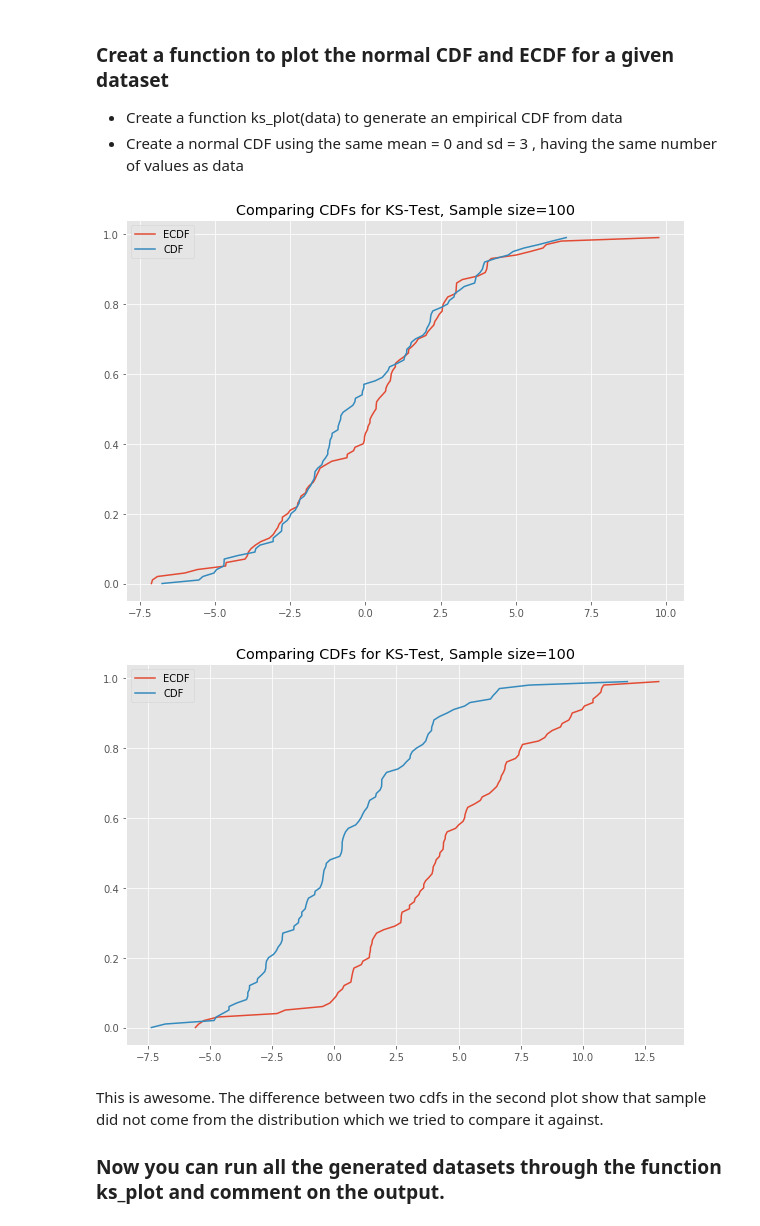
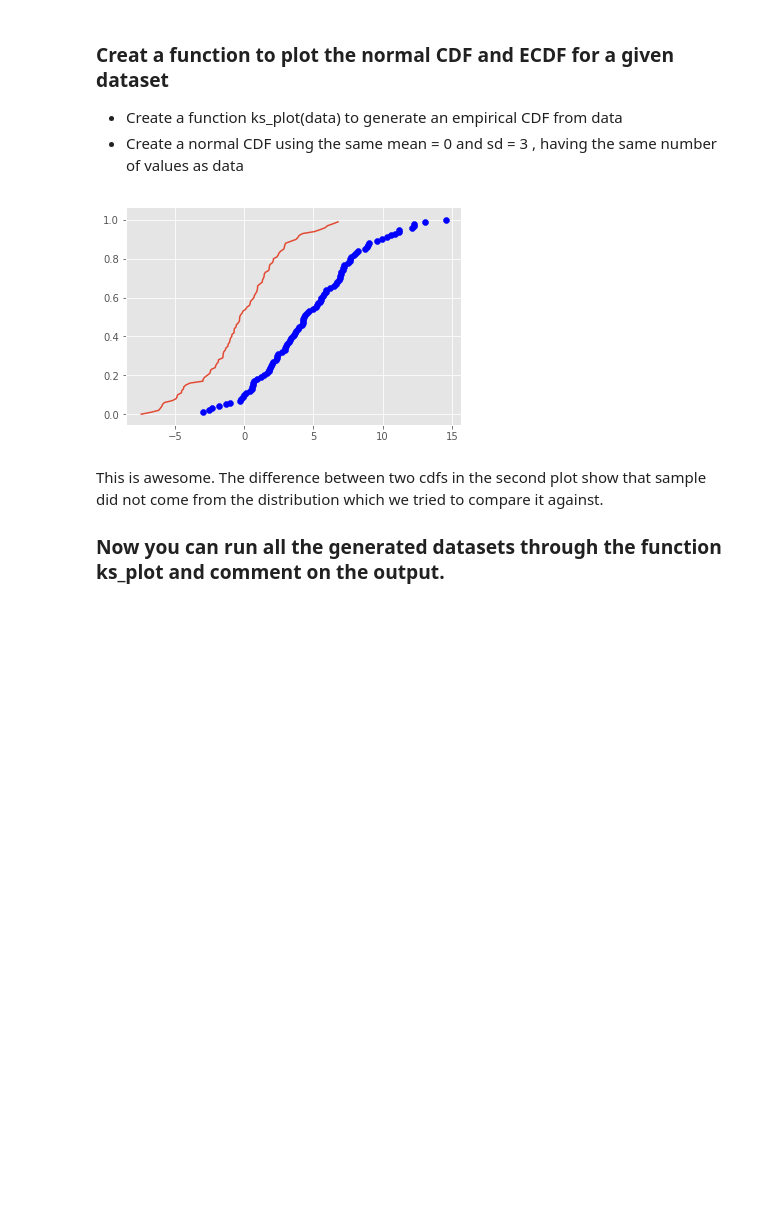
Before and after one commit to nikolholicka/curriculum, a Jupyter notebook: mod3/section24/dsc-komogorov-smirnov-test-lab-online-ds-pt-041519/index.ipynb, the cells around one changed output. Saved outputs shown, nothing was run; the diff lists cells and outputs as text; code cells hidden in the pictures; blank space fills up the shorter version.

```diff
--- a/mod3/section24/dsc-komogorov-smirnov-test-lab-online-ds-pt-041519/index.ipynb
+++ b/mod3/section24/dsc-komogorov-smirnov-test-lab-online-ds-pt-041519/index.ipynb
@@ -70,16 +70,19 @@ plt.show()
 # %%
 # You code here
 
 def ks_plot(data):
-
-    pass
+    """ Compute ECDF """
+    x = np.sort(data)
+    n = x.size
+    y = np.arange(1, n+1) / n
+    plt.scatter(x=x, y=y, color='blue')
+    plt.plot(np.sort(stats.norm.rvs(loc=0, scale=3, size=len(data))), np.linspace(0, 1, len(data), endpoint=False))
 
 # Uncomment below to run the test
-# ks_plot(stats.norm.rvs(loc=0, scale=3, size=100))
-# ks_plot(stats.norm.rvs(loc=5, scale=4, size=100))
+#ks_plot(stats.norm.rvs(loc=0, scale=3, size=100))
+ks_plot(stats.norm.rvs(loc=5, scale=4, size=100))
 # %% [output]
-[figure, old version]
+[figure, new version]
-[figure, removed]
 # %% [markdown]
 This is awesome. The difference between two cdfs in the second plot show that sample did not come from the distribution which we tried to compare it against.
 
```
Also changed, not shown: parts of 4 cells of this notebook.
